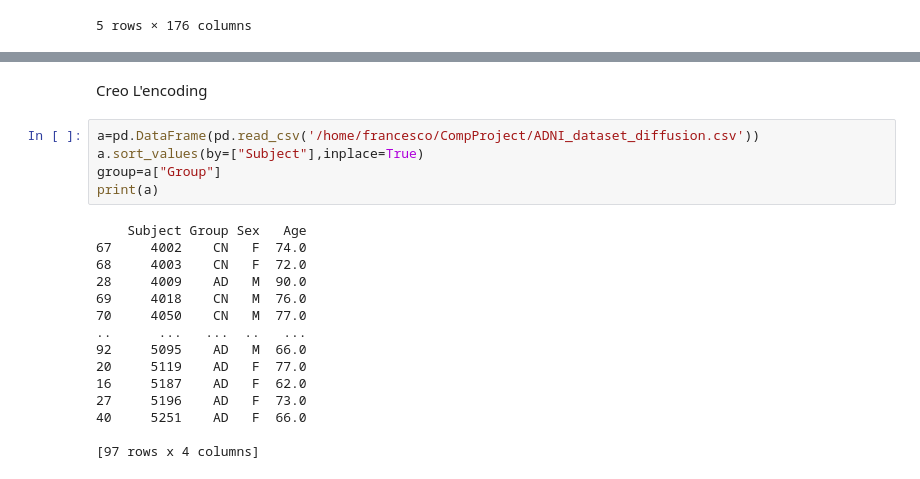
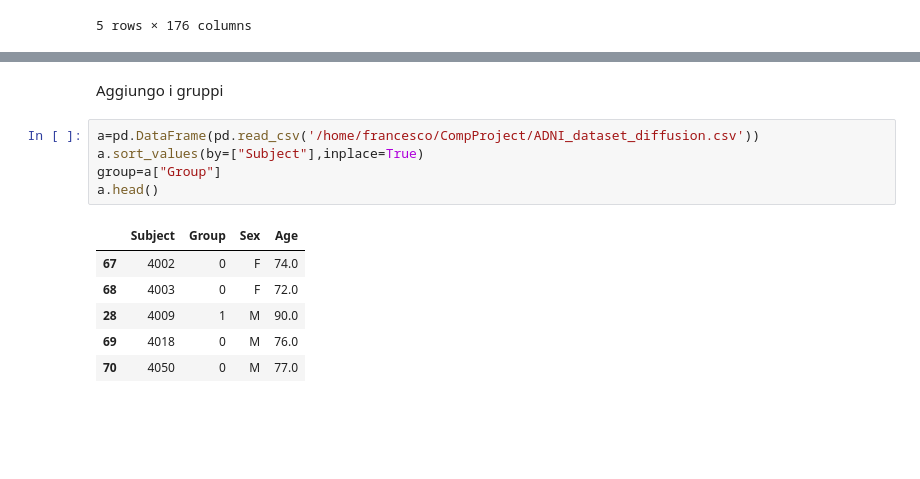
Before and after one commit to francescouni0/CompProject, a Jupyter notebook: Analisi.ipynb, the cells around one changed output, grey strips where cells are left out. Cells and saved outputs as stored; diff of their text form; blank space fills up the shorter version.

```diff
--- a/Analisi.ipynb
+++ b/Analisi.ipynb
@@ -57,22 +44,14 @@ df_std.head()
-# %% [markdown]
-Creo L'encoding
+# %% [markdown]
+Aggiungo i gruppi
 # %%
 a=pd.DataFrame(pd.read_csv('/home/francesco/CompProject/ADNI_dataset_diffusion.csv'))
 a.sort_values(by=["Subject"],inplace=True)
 group=a["Group"]
-print(a)
+a.head()
 # %% [output]
-    Subject Group Sex   Age
-67     4002    CN   F  74.0
-68     4003    CN   F  72.0
-28     4009    AD   M  90.0
-69     4018    CN   M  76.0
-70     4050    CN   M  77.0
-..      ...   ...  ..   ...
-92     5095    AD   M  66.0
-20     5119    AD   F  77.0
-16     5187    AD   F  62.0
-27     5196    AD   F  73.0
-40     5251    AD   F  66.0
-
-[97 rows x 4 columns]
+|  | Subject | Group | Sex | Age |
+| 67 | 4002 | 0 | F | 74.0 |
+| 68 | 4003 | 0 | F | 72.0 |
+| 28 | 4009 | 1 | M | 90.0 |
+| 69 | 4018 | 0 | M | 76.0 |
+| 70 | 4050 | 0 | M | 77.0 |
```
Also changed, not shown: parts of 7 cells of this notebook, 1 other file.
